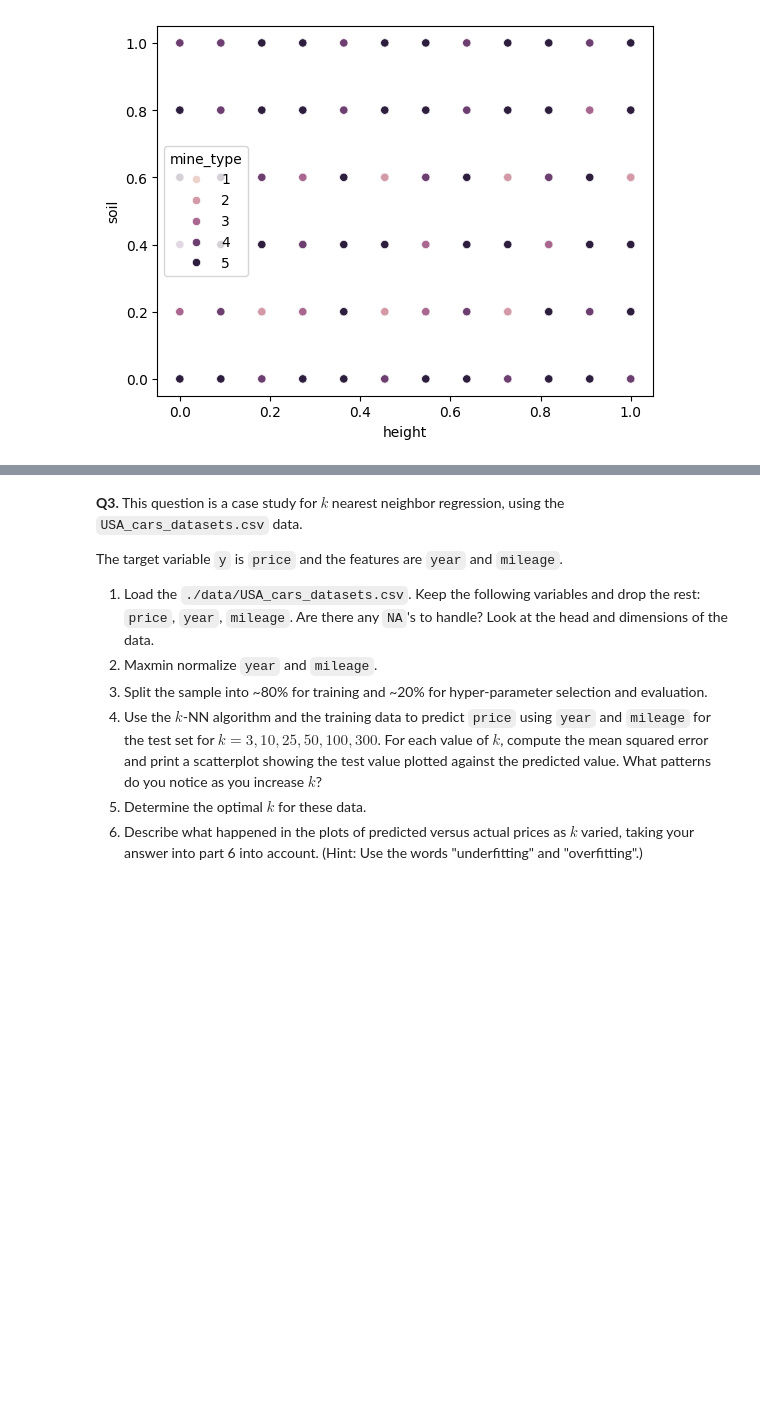
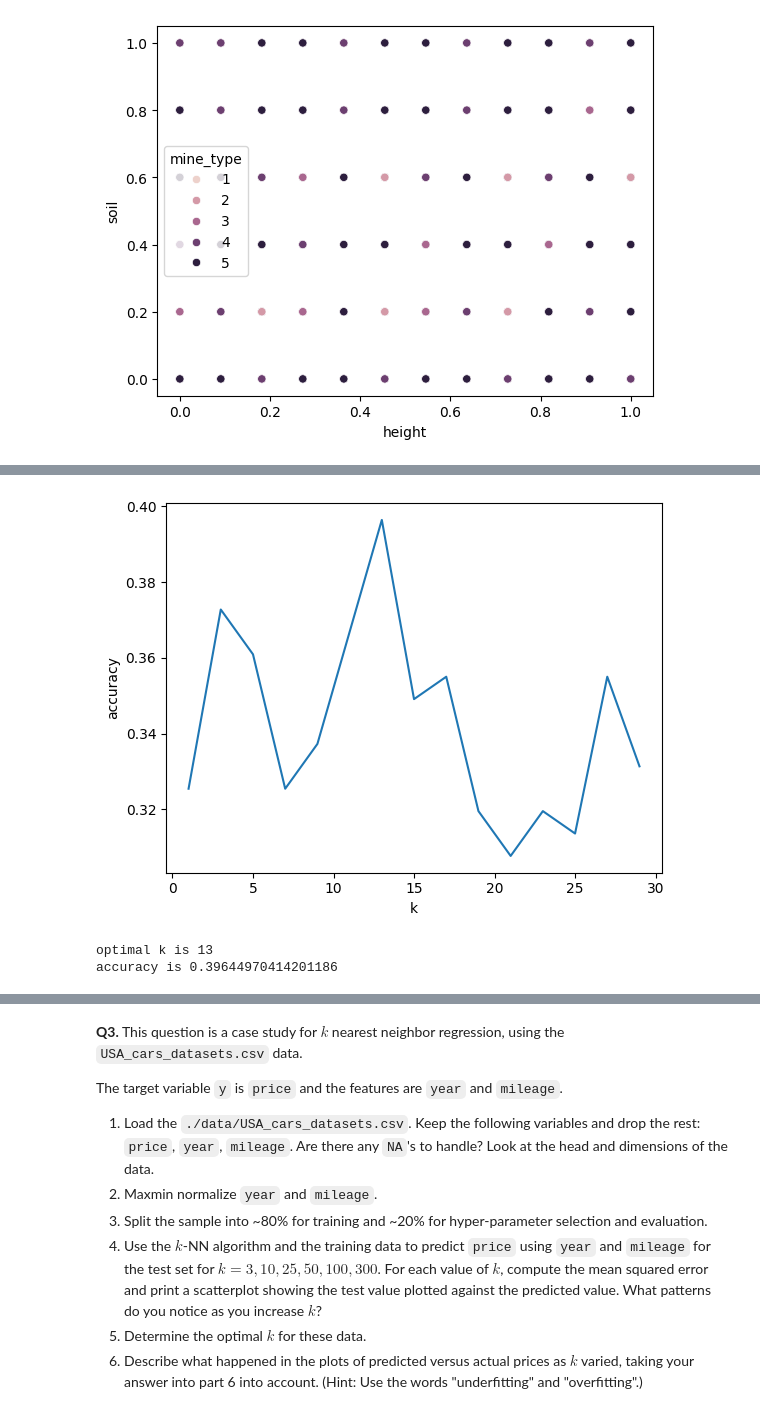
Before and after one commit to SafaaMahbub/undergrad_ml_assignments, a Jupyter notebook: 02_assignment_knn.ipynb, the cells around one changed output, grey strips where cells are left out. Saved outputs shown, nothing was run; the diff lists cells and outputs as text; code cells hidden in the pictures; blank space fills up the shorter version.

```diff
--- a/02_assignment_knn.ipynb
+++ b/02_assignment_knn.ipynb
@@ -95,6 +85,19 @@ plt.show()
 [figure]
 # %%
 from sklearn.model_selection import train_test_split
+u = df[['voltage', 'height', 'soil']]
+y = df['mine_type']
+
 u_train, u_test, y_train, y_test = train_test_split(u,y, # Feature and target variables
                                                     test_size=.5, # Split the sample 80 train/ 20 test
                                                     random_state=100) # For replication purposes
+# %%
+from sklearn.neighbors import KNeighborsClassifier
+k = 5
+# Create a fitted model instance:
+model = KNeighborsClassifier(n_neighbors = k) # Create a model instance
+model = model.fit(u_train,y_train) # Fit the model, training set
+y_hat = model.predict(u_test) # Predictions, test set
+print("confusion matrix for k =5")
+print( pd.crosstab(y_test, y_hat)) # Confusion matrix
+model.score(u_test,y_test) # Test accuracy
@@ -100,0 +114,23 @@ u_train, u_test, y_train, y_test = train_test_split(u,y, # Feature and target va
+# %%
+import matplotlib.pyplot as plt
+from sklearn.neighbors import KNeighborsClassifier
+k = range(1,30,2)
+acc=[]
+for i in k:
+  model = KNeighborsClassifier(n_neighbors = i) # Create a model
+  model = model.fit(u_train,y_train) # Fit the model
+  y_hat = model.predict(u_test) # Predictions
+  acc.append(model.score(u_test,y_test)) # Test accuracy
+  #chatgot helped withthis
+plt.plot(k,acc)
+plt.xlabel('k')
+plt.ylabel('accuracy')
+plt.show()
+
+optimal_k = k[acc.index(max(acc))]
+print('optimal k is', optimal_k)
+print('accuracy is', max(acc))
+# %% [output]
+[figure, added]
+optimal k is 13
+accuracy is 0.39644970414201186
```
Also changed, not shown: parts of 22 cells of this notebook.
